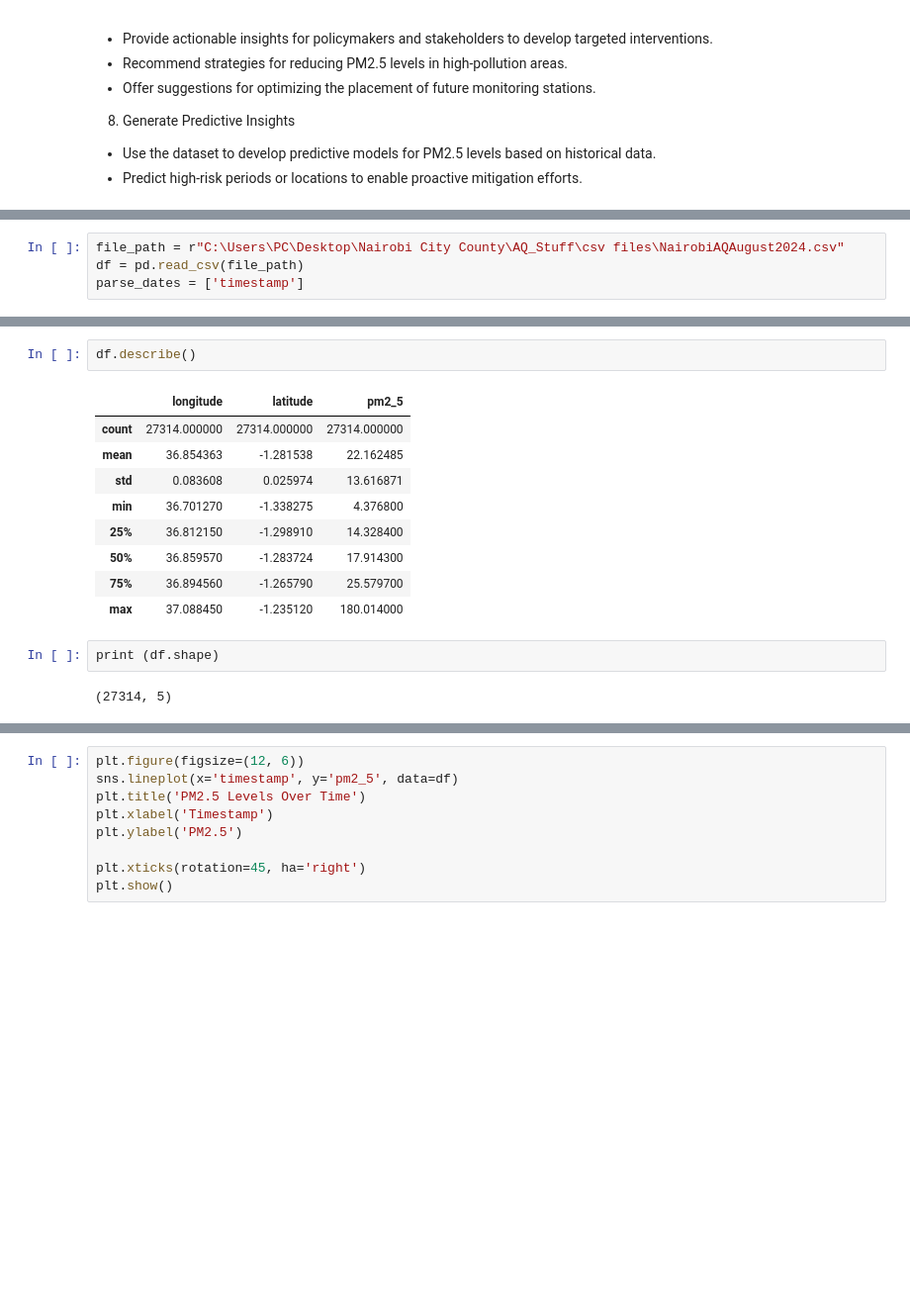
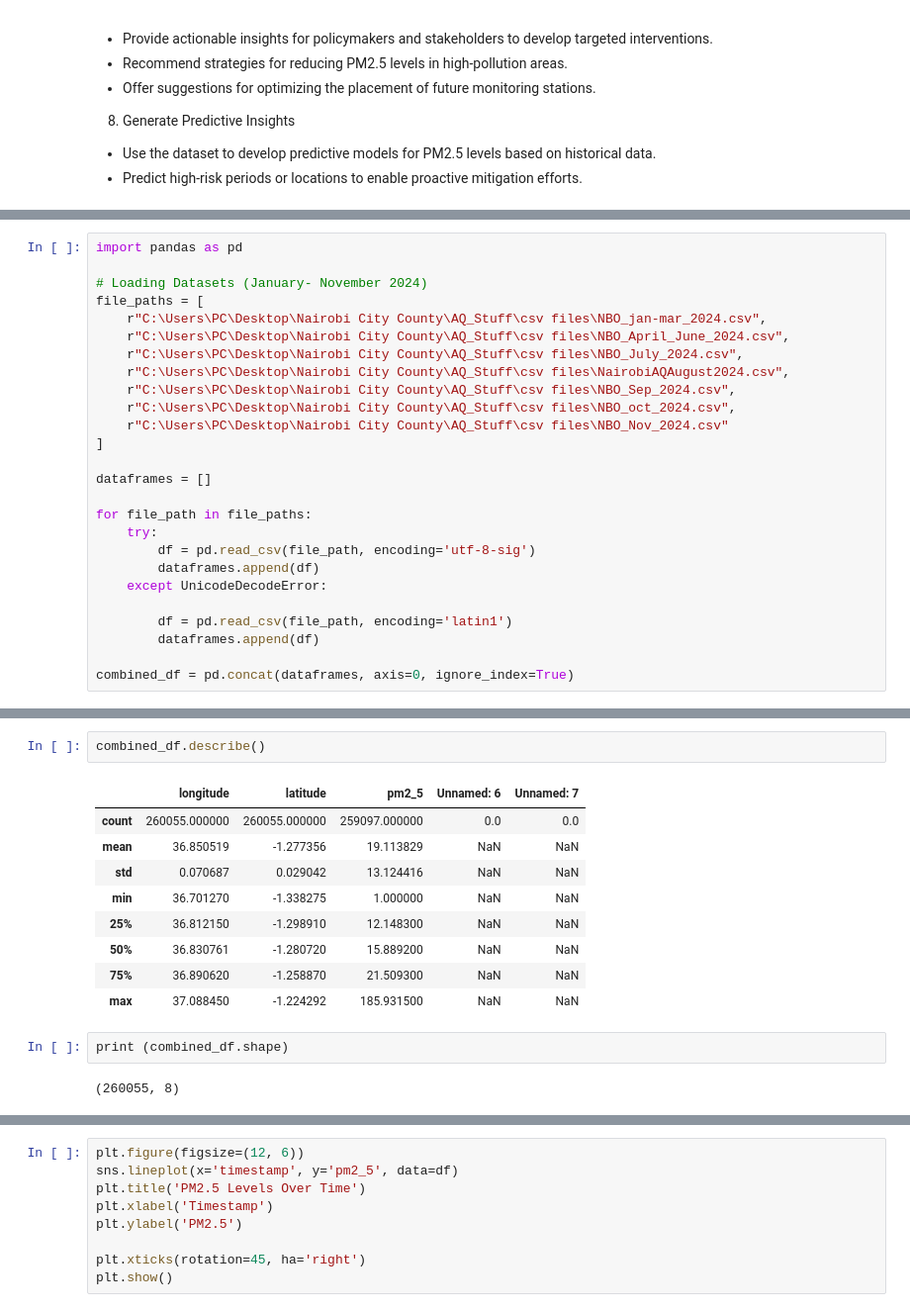
Before and after one commit to ANGI3MAINA/Air_quality_-2024, a Jupyter notebook: notebook.ipynb, the cells around one changed output, grey strips where cells are left out. Shown at 99% size. Saved outputs shown, nothing was run; the diff lists cells and outputs as text; blank space fills up the shorter version.

Commit message:
data understanding : combining the data set and printing the head

```diff
--- a/notebook.ipynb
+++ b/notebook.ipynb
@@ -54,4 +60,0 @@ import seaborn as sns
-# %%
-file_path = r"C:\Users\PC\Desktop\Nairobi City County\AQ_Stuff\csv files\NairobiAQAugust2024.csv"
-df = pd.read_csv(file_path)
-parse_dates = ['timestamp']
@@ -73,0 +61,26 @@ df
+# %%
+import pandas as pd
+
+# Loading Datasets (January- November 2024)
+file_paths = [
+    r"C:\Users\PC\Desktop\Nairobi City County\AQ_Stuff\csv files\NBO_jan-mar_2024.csv",
+    r"C:\Users\PC\Desktop\Nairobi City County\AQ_Stuff\csv files\NBO_April_June_2024.csv",
+    r"C:\Users\PC\Desktop\Nairobi City County\AQ_Stuff\csv files\NBO_July_2024.csv",
+    r"C:\Users\PC\Desktop\Nairobi City County\AQ_Stuff\csv files\NairobiAQAugust2024.csv",
+    r"C:\Users\PC\Desktop\Nairobi City County\AQ_Stuff\csv files\NBO_Sep_2024.csv",
+    r"C:\Users\PC\Desktop\Nairobi City County\AQ_Stuff\csv files\NBO_oct_2024.csv",
+    r"C:\Users\PC\Desktop\Nairobi City County\AQ_Stuff\csv files\NBO_Nov_2024.csv"
+]
+
+dataframes = []
+
+for file_path in file_paths:
+    try:
+        df = pd.read_csv(file_path, encoding='utf-8-sig')
+        dataframes.append(df)
+    except UnicodeDecodeError:
+
+        df = pd.read_csv(file_path, encoding='latin1')
+        dataframes.append(df)
+
+combined_df = pd.concat(dataframes, axis=0, ignore_index=True)
@@ -74,17 +108,17 @@ df
 # %%
-df.describe()
+combined_df.describe()
 # %% [output]
-|  | longitude | latitude | pm2_5 |
-| count | 27314.000000 | 27314.000000 | 27314.000000 |
-| mean | 36.854363 | -1.281538 | 22.162485 |
-| std | 0.083608 | 0.025974 | 13.616871 |
-| min | 36.701270 | -1.338275 | 4.376800 |
-| 25% | 36.812150 | -1.298910 | 14.328400 |
-| 50% | 36.859570 | -1.283724 | 17.914300 |
-| 75% | 36.894560 | -1.265790 | 25.579700 |
-| max | 37.088450 | -1.235120 | 180.014000 |
+|  | longitude | latitude | pm2_5 | Unnamed: 6 | Unnamed: 7 |
+| count | 260055.000000 | 260055.000000 | 259097.000000 | 0.0 | 0.0 |
+| mean | 36.850519 | -1.277356 | 19.113829 | NaN | NaN |
+| std | 0.070687 | 0.029042 | 13.124416 | NaN | NaN |
+| min | 36.701270 | -1.338275 | 1.000000 | NaN | NaN |
+| 25% | 36.812150 | -1.298910 | 12.148300 | NaN | NaN |
+| 50% | 36.830761 | -1.280720 | 15.889200 | NaN | NaN |
+| 75% | 36.890620 | -1.258870 | 21.509300 | NaN | NaN |
+| max | 37.088450 | -1.224292 | 185.931500 | NaN | NaN |
 # %%
-print (df.shape)
+print (combined_df.shape)
 # %% [output]
-(27314, 5)
+(260055, 8)
 # %%
```
Also changed, not shown: parts of 7 cells of this notebook.
